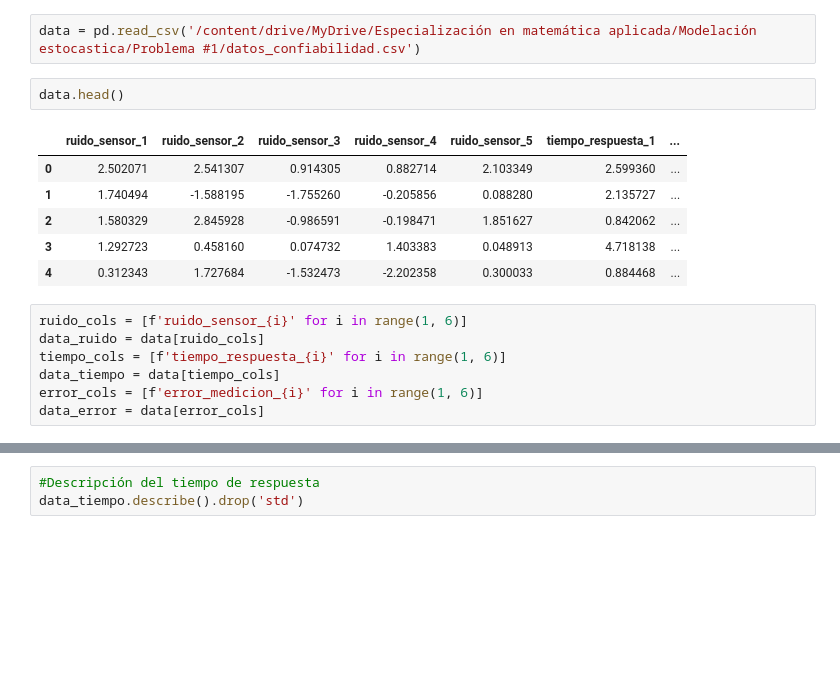
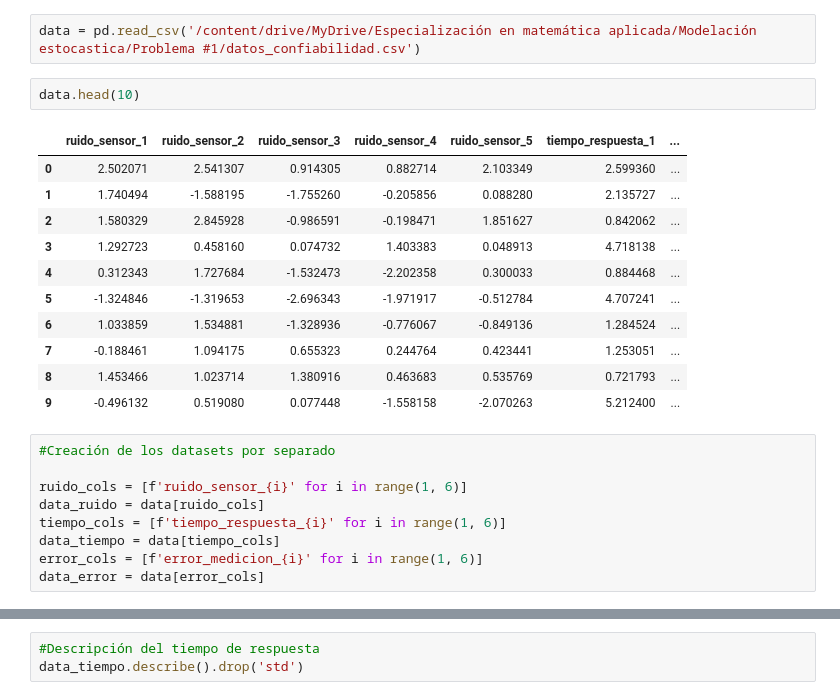
Before and after one commit to ProfeAgudelo/Modelaci-n_Estocastica, a Jupyter notebook: Problema_1_Confiabilidad_de_sistema_multicomponente_con_Cópula_Gaussiana.ipynb, the cells around one changed output, grey strips where cells are left out. Saved outputs shown, nothing was run; the diff lists cells and outputs as text; blank space fills up the shorter version.

```diff
--- a/Problema_1_Confiabilidad_de_sistema_multicomponente_con_Cópula_Gaussiana.ipynb
+++ b/Problema_1_Confiabilidad_de_sistema_multicomponente_con_Cópula_Gaussiana.ipynb
@@ -40,15 +41,22 @@ colores = {
 # %%
 data = pd.read_csv('/content/drive/MyDrive/Especialización en matemática aplicada/Modelación estocastica/Problema #1/datos_confiabilidad.csv')
 # %%
-data.head()
+data.head(10)
 # %% [output]
 |  | ruido_sensor_1 | ruido_sensor_2 | ruido_sensor_3 | ruido_sensor_4 | ruido_sensor_5 | tiempo_respuesta_1 | ... |
 | 0 | 2.502071 | 2.541307 | 0.914305 | 0.882714 | 2.103349 | 2.599360 | ... |
 | 1 | 1.740494 | -1.588195 | -1.755260 | -0.205856 | 0.088280 | 2.135727 | ... |
 | 2 | 1.580329 | 2.845928 | -0.986591 | -0.198471 | 1.851627 | 0.842062 | ... |
 | 3 | 1.292723 | 0.458160 | 0.074732 | 1.403383 | 0.048913 | 4.718138 | ... |
 | 4 | 0.312343 | 1.727684 | -1.532473 | -2.202358 | 0.300033 | 0.884468 | ... |
+| 5 | -1.324846 | -1.319653 | -2.696343 | -1.971917 | -0.512784 | 4.707241 | ... |
+| 6 | 1.033859 | 1.534881 | -1.328936 | -0.776067 | -0.849136 | 1.284524 | ... |
+| 7 | -0.188461 | 1.094175 | 0.655323 | 0.244764 | 0.423441 | 1.253051 | ... |
+| 8 | 1.453466 | 1.023714 | 1.380916 | 0.463683 | 0.535769 | 0.721793 | ... |
+| 9 | -0.496132 | 0.519080 | 0.077448 | -1.558158 | -2.070263 | 5.212400 | ... |
 # %%
+#Creación de los datasets por separado
+
 ruido_cols = [f'ruido_sensor_{i}' for i in range(1, 6)]
 data_ruido = data[ruido_cols]
 tiempo_cols = [f'tiempo_respuesta_{i}' for i in range(1, 6)]
```
Also changed, not shown: parts of 6 cells of this notebook.
